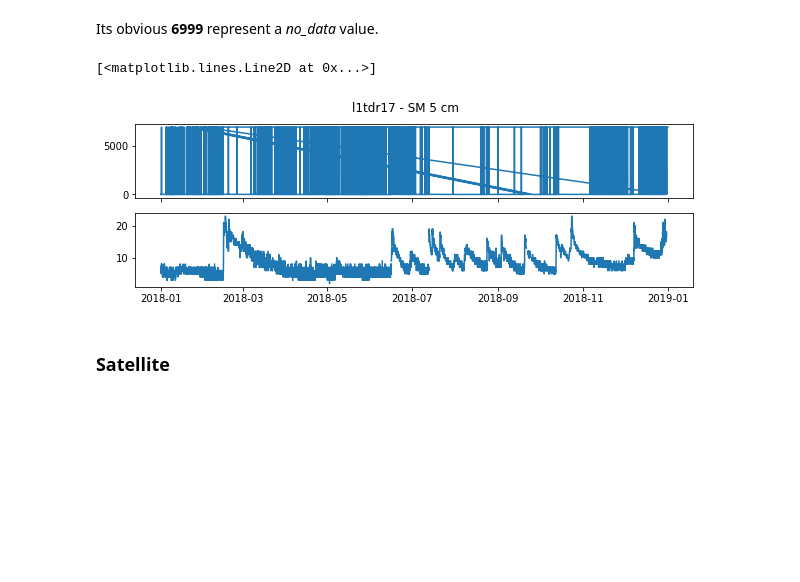
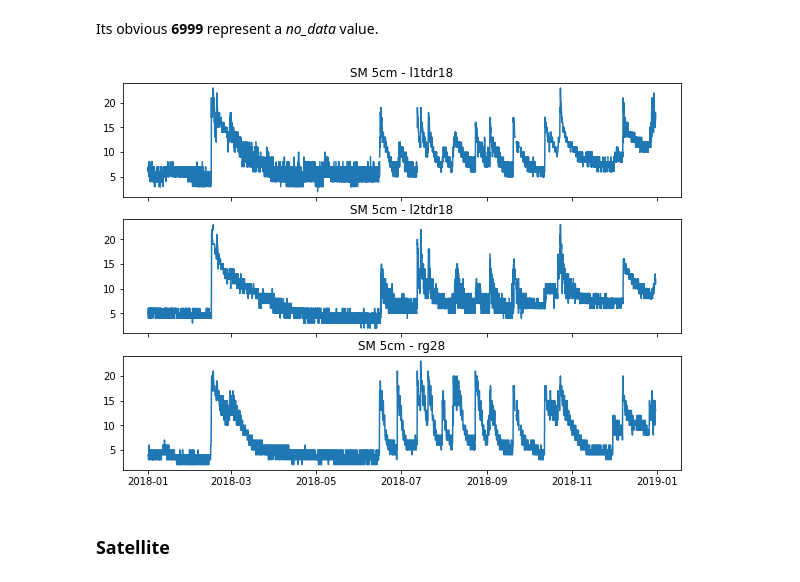
Before and after one commit to VicenteYago/OPTRAM, a Jupyter notebook: OPTRAM.ipynb, the cells around one changed output. Saved outputs shown, nothing was run; the diff lists cells and outputs as text; code cells hidden in the pictures; blank space fills up the shorter version.

```diff
--- a/OPTRAM.ipynb
+++ b/OPTRAM.ipynb
@@ -168,15 +235,28 @@ l1tdr17
 # %% [markdown]
 Its obvious **6999** represent a _no_data_ value.
 # %%
-l1tdr17_fix = l1tdr17.replace(6999, None)
+l1tdr18_fix = l1tdr18.replace(6999, None)
+l2tdr18_fix = l2tdr18.replace(6999, None)
+rg28_fix    = rg28.replace(6999, None)
 # %%
-fig, (ax1, ax2) = plt.subplots(2, figsize = (10,3), sharex= True)
-fig.suptitle('l1tdr17 - SM 5 cm')
-ax1.plot(l1tdr17.loc[:,'SM5'].index, l1tdr17.loc[:,'SM5'])
-ax2.plot(l1tdr17_fix.loc[:,'SM5'].index, l1tdr17_fix.loc[:,'SM5'])
+#fig, (ax1, ax2) = plt.subplots(2, figsize = (10,3), sharex= True)
+#fig.suptitle('l1tdr18 - SM 5 cm')
+#ax1.plot(l1tdr18.loc[:,'SM5'].index, l1tdr18.loc[:,'SM5'])
+#ax2.plot(l2tdr18.loc[:,'SM5'].index, l2tdr18.loc[:,'SM5'])
-# %% [output]
-[<matplotlib.lines.Line2D at 0x...>]
-[figure, removed]
+# %%
+fig, (ax1, ax2, ax3) = plt.subplots(3, figsize = (10,5), sharex= True)
+ax1.plot(l1tdr18_fix.loc[:,'SM5'].index, l1tdr18_fix.loc[:,'SM5'])
+ax2.plot(l2tdr18_fix.loc[:,'SM5'].index, l2tdr18_fix.loc[:,'SM5'])
+ax3.plot(rg28_fix.loc[:,'SM5'].index, rg28_fix.loc[:,'SM5'])
+
+ax1.title.set_text('SM 5cm - l1tdr18')
+ax2.title.set_text('SM 5cm - l2tdr18')
+ax3.title.set_text('SM 5cm - rg28')
+
+#https://stackoverflow.com/questions/6541123/improve-subplot-size-spacing-with-many-subplots-in-matplotlib
+plt.subplots_adjust(left=None, bottom=None, right=None, top=1.2 , wspace=None, hspace=None)
+# %% [output]
+[figure, added]
 # %% [markdown]
 ### Satellite
 # %% [markdown]
```
Also changed, not shown: parts of 36 cells of this notebook.
